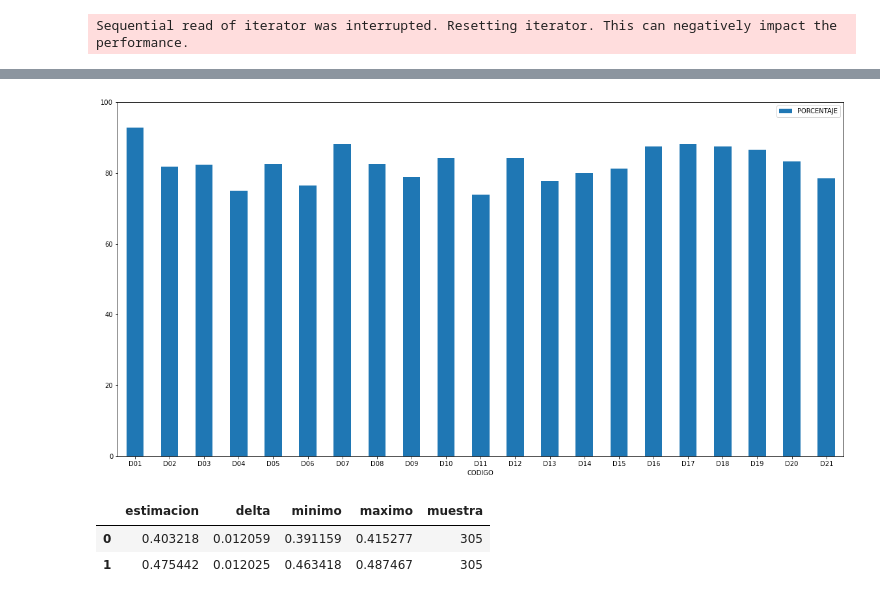
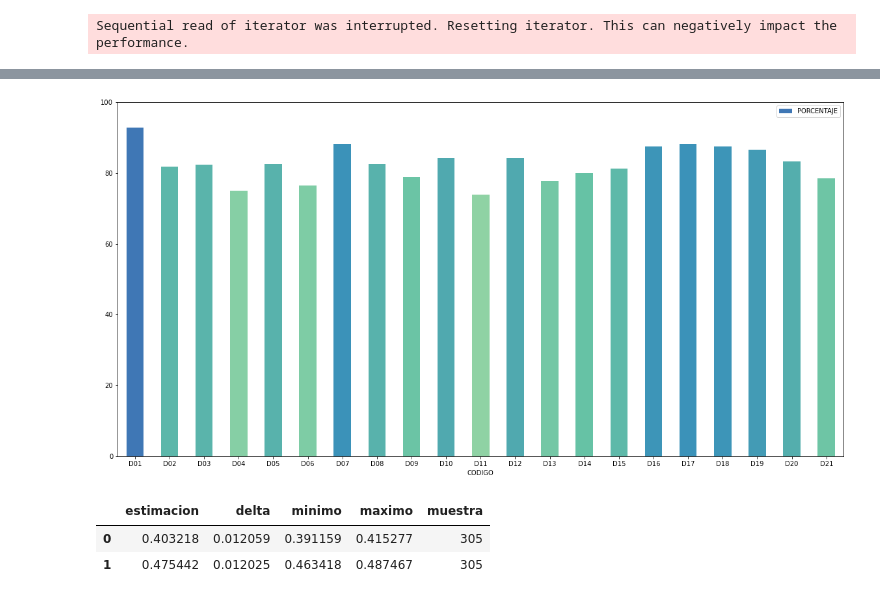
Before and after one commit to itzelvigil/desktop_estadistica, a Jupyter notebook: Dashboard Estadística/Dashboard.ipynb, the cells around one changed output, grey strips where cells are left out. Cells and saved outputs as stored; diff of their text form; code cells hidden in the pictures.

Commit message:
color de las graficas y leyendas mapa

```diff
--- a/Dashboard Estadística/Dashboard.ipynb
+++ b/Dashboard Estadística/Dashboard.ipynb
@@ -278,5 +278,8 @@ Sequential read of iterator was interrupted. Resetting iterator. This can negati
 for index, row in dl.iterrows():
     gdl.loc[gdl["Name"] == row["CODIGO"], "Porcentaje"] = row["PORCENTAJE"]
 # %%
+gdl["center"] = gdl["geometry"].centroid
+gdl_points = gdl.copy()
+gdl_points.set_geometry("center", inplace = True)
 gdl
 # %% [output]
@@ -325,13 +354,15 @@ plt.axis("off")
 # %%
+color = plt.get_cmap("Spectral")
+colors = [ color(i/100) for i in gdl.Porcentaje.values ]
 y = dl["PORCENTAJE"]
-
 figura = dl.plot.bar(figsize=(20,10),
             rot=0,
             x="CODIGO",
             y="PORCENTAJE",
-            ylim=(0,100))
+            ylim=(0,100),
+            color=colors)
 # %% [output]
-[figure, old version]
+[figure, new version]
 # %%
 df_result = pd.DataFrame()
 df_result = df_result.append(intervalo_PAN, ignore_index=True)
```
Also changed, not shown: parts of 5 cells of this notebook.
